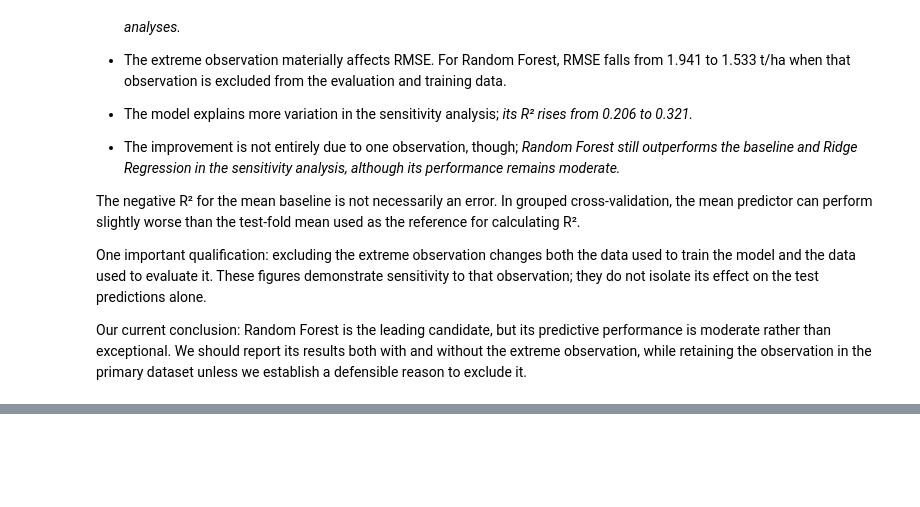
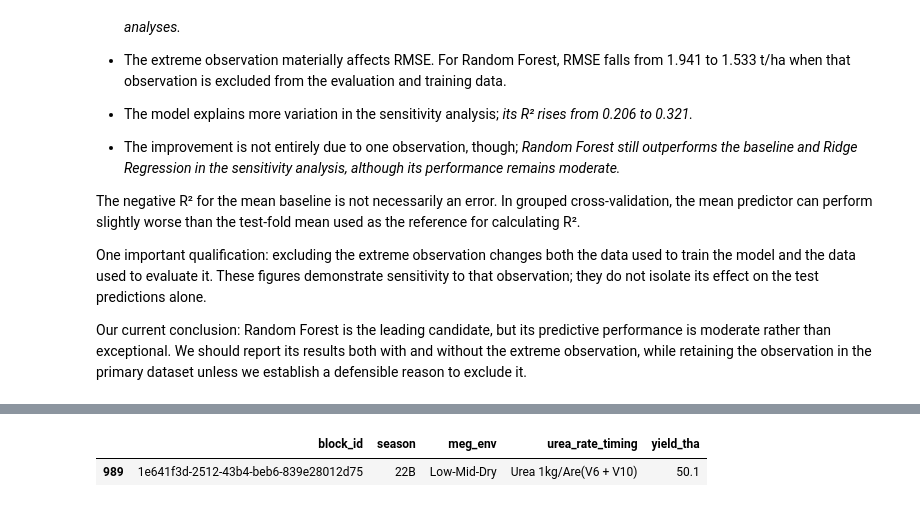
Before and after one commit to Vin-Okumu/maize-yield-optimization-rwanda, a Jupyter notebook: 02_Notebooks/06_yield_prediction.ipynb, the cells around one changed output, grey strips where cells are left out. Saved outputs shown, nothing was run; the diff lists cells and outputs as text; code cells hidden in the pictures; blank space fills up the shorter version.

```diff
--- a/02_Notebooks/06_yield_prediction.ipynb
+++ b/02_Notebooks/06_yield_prediction.ipynb
@@ -607,0 +652,16 @@ Our current conclusion: Random Forest is the leading candidate, but its predicti
+# %%
+plot_with_field_soil = load_csv("plot_with_field_soil.csv")
+
+plot_with_field_soil.loc[
+    plot_with_field_soil["yield_tha"] == 50.1,
+    [
+        "block_id",
+        "season",
+        "meg_env",
+        "urea_rate_timing",
+        "yield_tha"
+    ]
+]
+# %% [output]
+|  | block_id | season | meg_env | urea_rate_timing | yield_tha |
+| 989 | 1e641f3d-2512-43b4-beb6-839e28012d75 | 22B | Low-Mid-Dry | Urea 1kg/Are(V6 + V10) | 50.1 |
```
Also changed, not shown: parts of 3 cells of this notebook.
